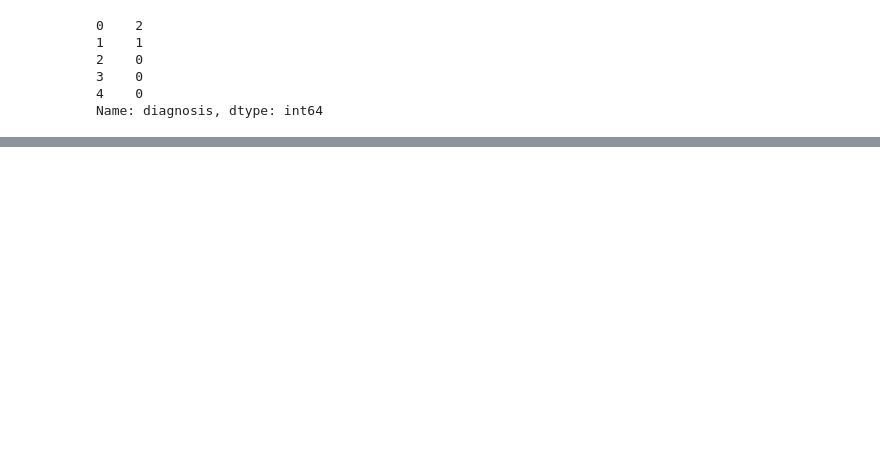
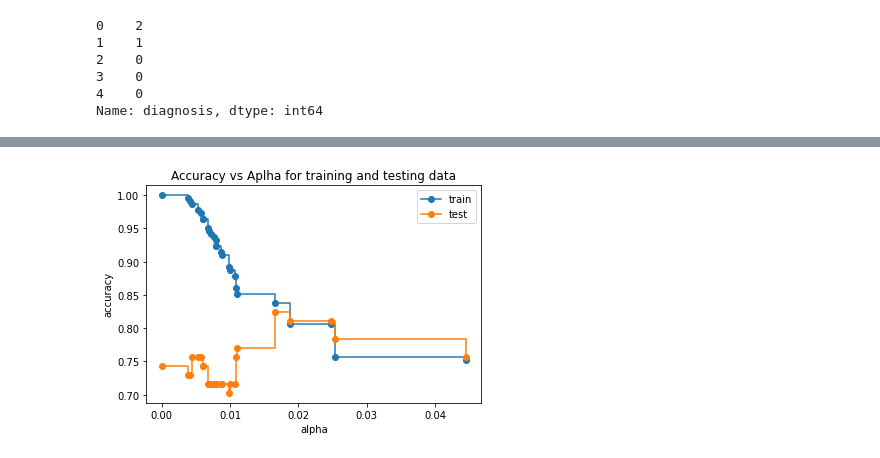
Before and after one commit to SATVIK2204/Data-Science-Projects, a Jupyter notebook: Decision Tree/heart_disease_prediction.ipynb, the cells around one changed output, grey strips where cells are left out. Saved outputs shown, nothing was run; the diff lists cells and outputs as text; code cells hidden in the pictures; blank space fills up the shorter version.

```diff
--- a/Decision Tree/heart_disease_prediction.ipynb
+++ b/Decision Tree/heart_disease_prediction.ipynb
@@ -165,0 +280,24 @@ Name: diagnosis, dtype: int64
+# %%
+path=clf_dt.cost_complexity_pruning_path(X_train,Y_train)
+ccp_alphas=path.ccp_alphas
+ccp_alphas=ccp_alphas[:-1]
+
+clf_dts=[]
+for ccp_alpha in ccp_alphas:
+    cls_dt=DecisionTreeClassifier(random_state=0,ccp_alpha=ccp_alpha)
+    cls_dt.fit(X_train,Y_train)
+    clf_dts.append(cls_dt)
+# %%
+train_scores=[ clf_dt.score(X_train,Y_train) for clf_dt in clf_dts]
+test_scores= [ clf_dt.score(X_test,Y_test) for clf_dt in clf_dts]
+
+fig,ax=plt.subplots()
+ax.set_xlabel("alpha")
+ax.set_ylabel("accuracy")
+ax.set_title("Accuracy vs Aplha for training and testing data")
+ax.plot(ccp_alphas,train_scores,marker="o",label="train",drawstyle="steps-post")
+ax.plot(ccp_alphas,test_scores,marker="o",label="test",drawstyle="steps-post")
+ax.legend()
+plt.show()
+# %% [output]
+[figure, added]
```
Also changed, not shown: parts of 33 cells of this notebook.
